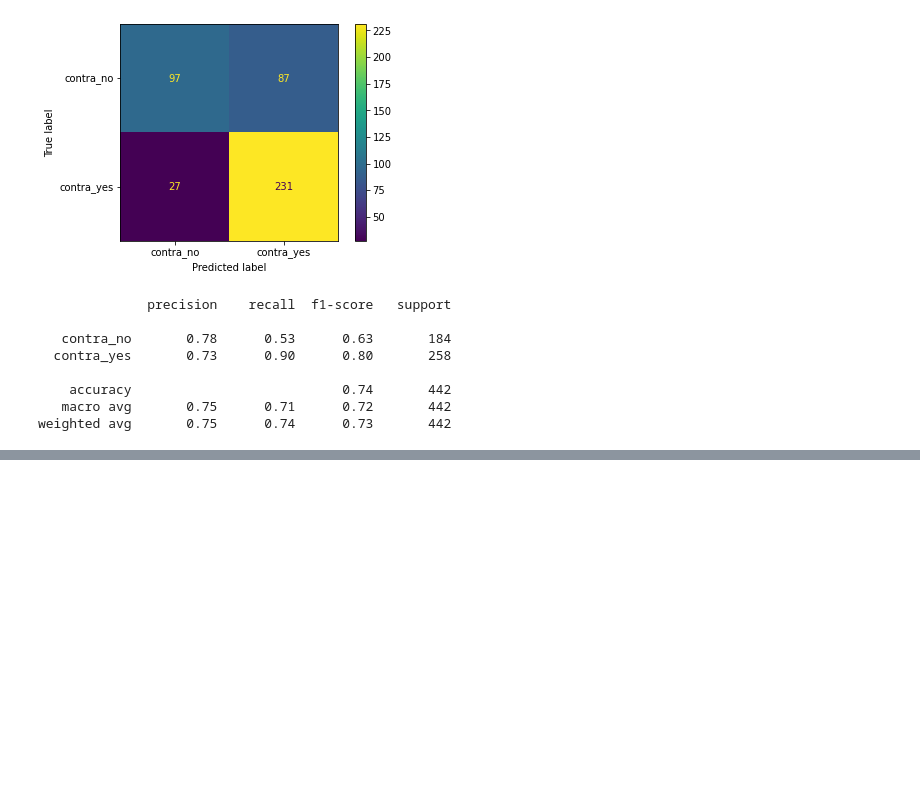
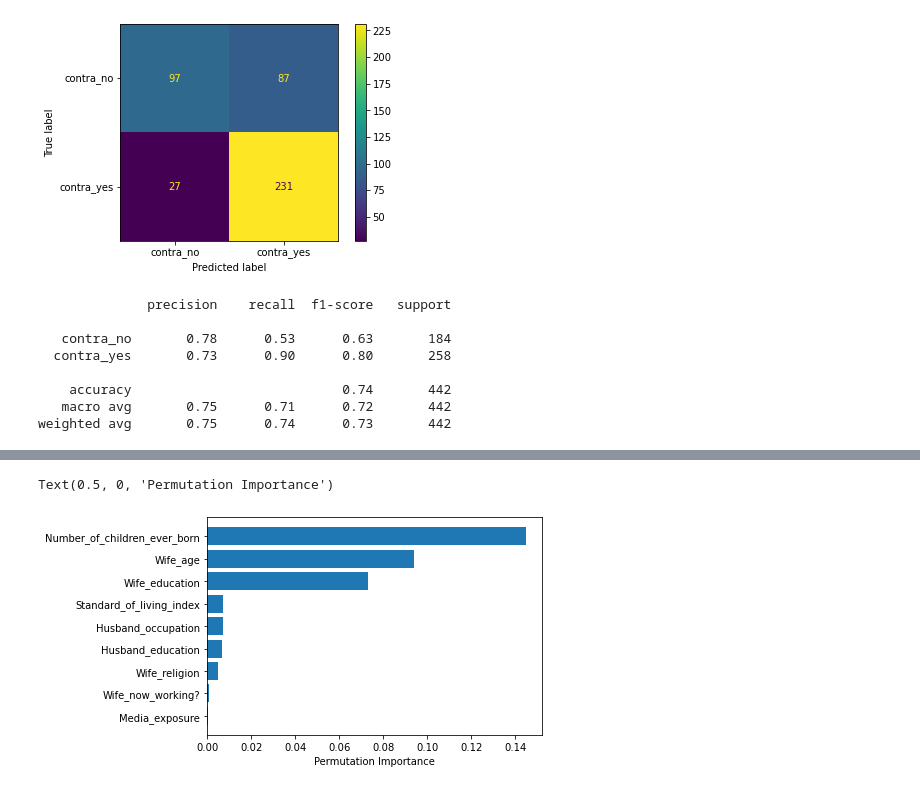
Before and after one commit to UBC-MDS/contraceptive_method_predictor, a Jupyter notebook: notebooks/prediction.ipynb, the cells around one changed output, grey strips where cells are left out. Cells and saved outputs as stored; diff of their text form; code cells hidden in the pictures; blank space fills up the shorter version.

```diff
--- a/notebooks/prediction.ipynb
+++ b/notebooks/prediction.ipynb
@@ -195,0 +245,2 @@ pr_curve = PrecisionRecallDisplay.from_estimator(final_svc_model, X_test, y_test
+# %%
+final_svc_model.fit(X_train, y_train)
@@ -195,0 +268,23 @@ pr_curve = PrecisionRecallDisplay.from_estimator(final_svc_model, X_test, y_test
+# %%
+
+#svc =  SVC(kernel='rbf', C=2)
+final_svc_model.fit(X_train, y_train)
+
+perm_importance = permutation_importance(final_svc_model, X_test, y_test)
+
+feature_names = X_train.columns
+features = np.array(feature_names)
+
+sorted_idx = perm_importance.importances_mean.argsort()
+plt.barh(features[sorted_idx], perm_importance.importances_mean[sorted_idx])
+plt.xlabel("Permutation Importance")
+# %%
+perm_importance = permutation_importance(final_svc_model, X_test, y_test)
+feature_names = X_train.columns
+features = np.array(feature_names)
+sorted_idx = perm_importance.importances_mean.argsort()
+plt.barh(features[sorted_idx], perm_importance.importances_mean[sorted_idx])
+plt.xlabel("Permutation Importance")
+# %% [output]
+Text(0.5, 0, 'Permutation Importance')
+[figure, added]
```
Also changed, not shown: parts of 8 cells of this notebook.
